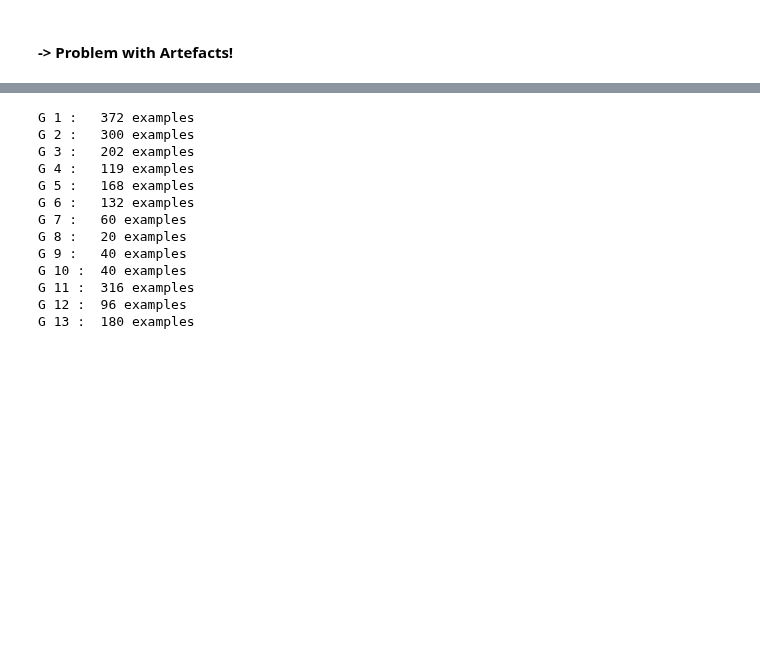
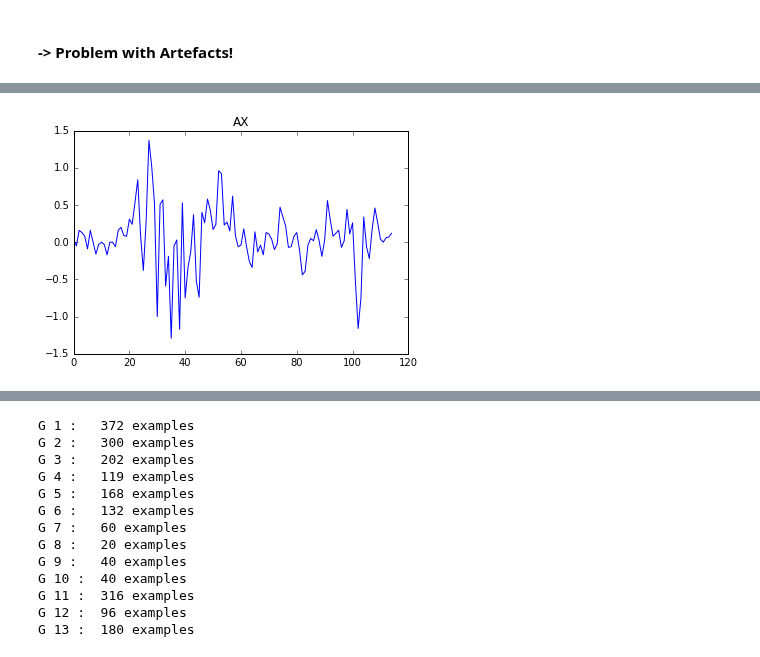
Before and after one commit to Make-O-Matic/MOM-Engine, a Jupyter notebook: data_preprocess_TU.ipynb, the cells around one changed output, grey strips where cells are left out. Cells and saved outputs as stored; diff of their text form; code cells hidden in the pictures; blank space fills up the shorter version.

```diff
--- a/data_preprocess_TU.ipynb
+++ b/data_preprocess_TU.ipynb
@@ -1267,0 +1273,9 @@ plt.plot(range(len(y)), y)
+# %%
+def signal_one_plot(mydata,var):
+    y = mydata.loc[var]
+    x = range(len(y))
+    #x = mydata['TimeStamp']
+    plt.plot(x, y)
+    title = var
+    plt.title(title)
+    #plt.show()
@@ -1267,0 +1299,6 @@ plt.plot(range(len(y)), y)
+# %%
+var = 'AX'
+# %%
+signal_one_plot(in_data,var)
+# %% [output]
+[figure, added]
```
Also changed, not shown: parts of 29 cells of this notebook.
